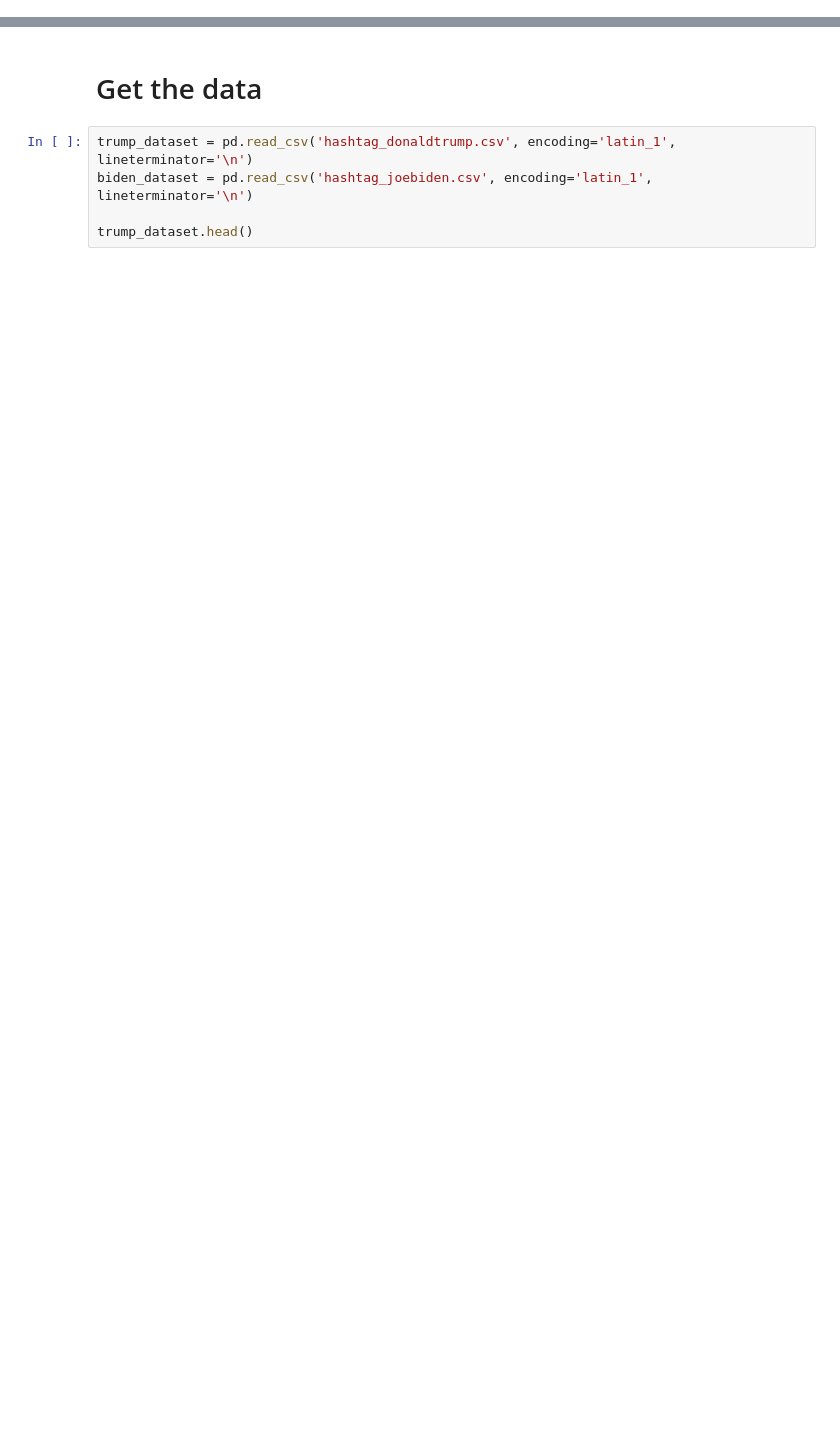
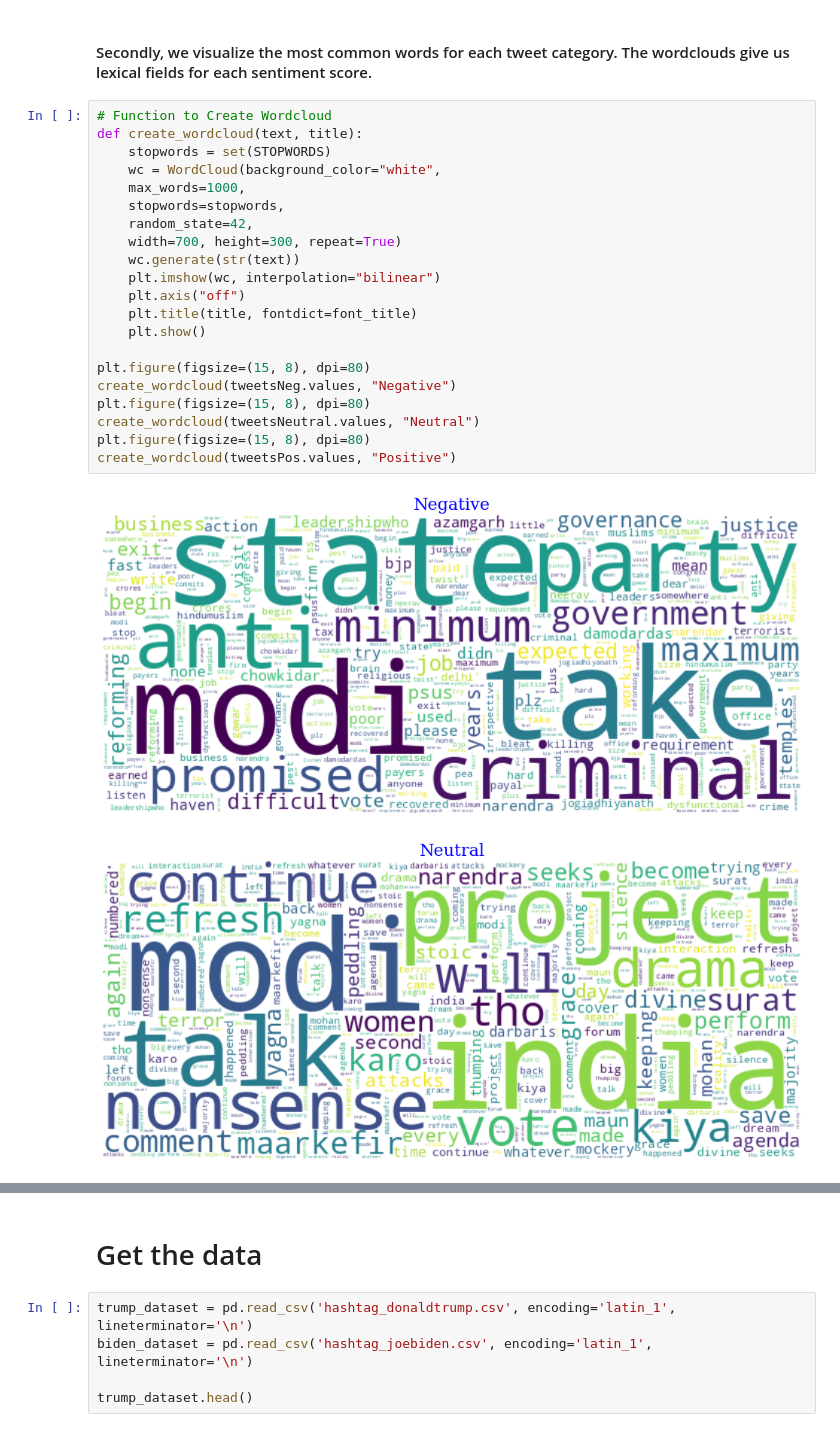
Before and after one commit to Guillaume-Vacelet/bigdata_group_1, a Jupyter notebook: sentiment_analysis.ipynb, the cells around one changed output, grey strips where cells are left out. Saved outputs shown, nothing was run; the diff lists cells and outputs as text; blank space fills up the shorter version.

```diff
--- a/sentiment_analysis.ipynb
+++ b/sentiment_analysis.ipynb
@@ -25,0 +58,26 @@ plt.show()
+# %% [markdown]
+#### Secondly, we visualize the most common words for each tweet category. The wordclouds give us lexical fields for each sentiment score.
+# %%
+# Function to Create Wordcloud
+def create_wordcloud(text, title):
+    stopwords = set(STOPWORDS)
+    wc = WordCloud(background_color="white",
+    max_words=1000,
+    stopwords=stopwords,
+    random_state=42,
+    width=700, height=300, repeat=True)
+    wc.generate(str(text))
+    plt.imshow(wc, interpolation="bilinear")
+    plt.axis("off")
+    plt.title(title, fontdict=font_title)
+    plt.show()
+
+plt.figure(figsize=(15, 8), dpi=80)
+create_wordcloud(tweetsNeg.values, "Negative")
+plt.figure(figsize=(15, 8), dpi=80)
+create_wordcloud(tweetsNeutral.values, "Neutral")
+plt.figure(figsize=(15, 8), dpi=80)
+create_wordcloud(tweetsPos.values, "Positive")
+# %% [output]
+[figure, added]
+[figure, added]
```
Also changed, not shown: parts of 12 cells of this notebook.
